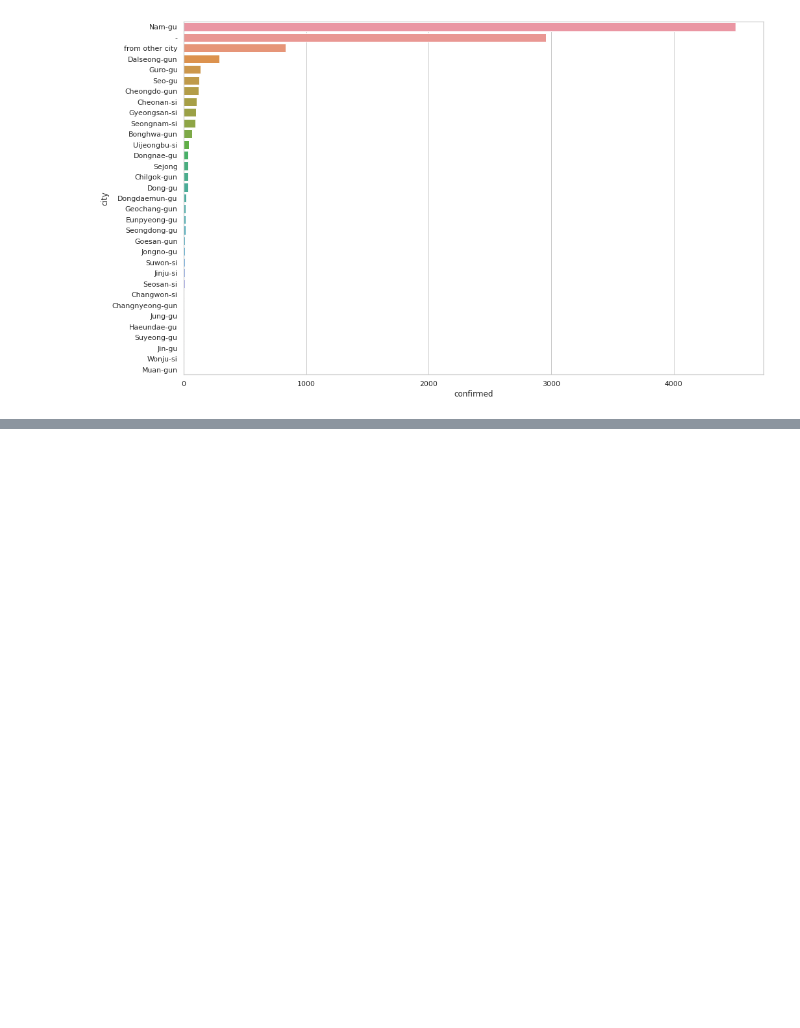
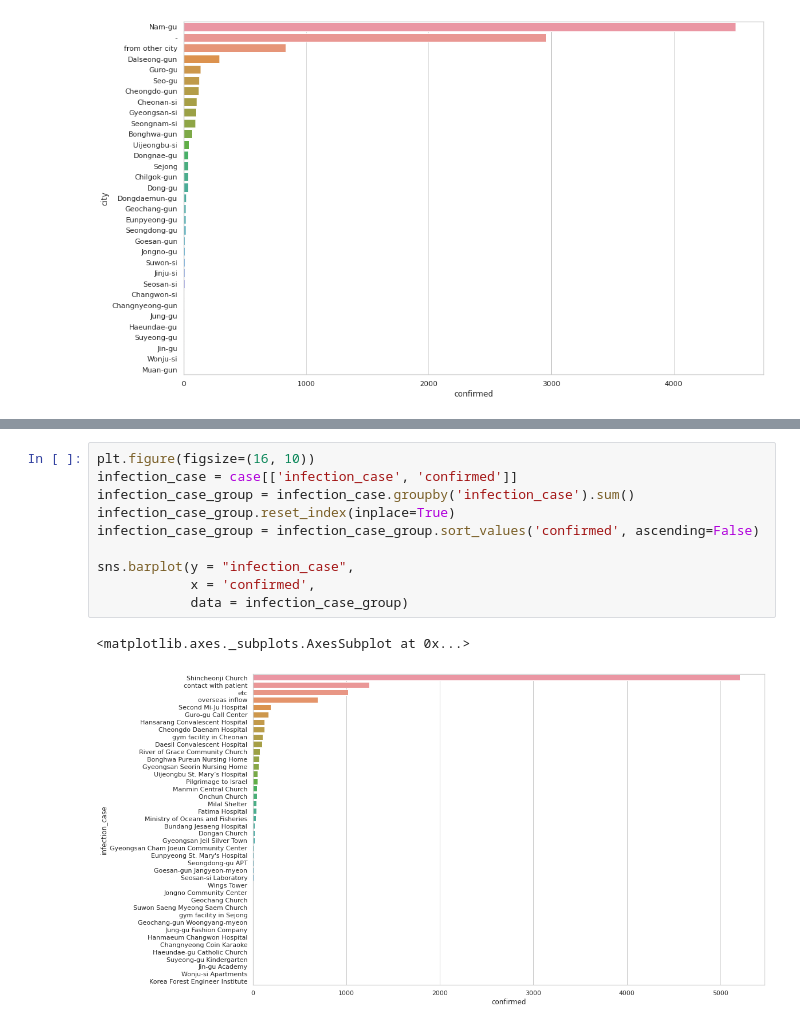
Before and after one commit to chitinglow/Covid19, a Jupyter notebook: COVID19_Exploratory_Analysis.ipynb, the cells around one changed output, grey strips where cells are left out. Saved outputs shown, nothing was run; the diff lists cells and outputs as text; blank space fills up the shorter version.

```diff
--- a/COVID19_Exploratory_Analysis.ipynb
+++ b/COVID19_Exploratory_Analysis.ipynb
@@ -706,0 +710,13 @@ See the caveats in the documentation: https://pandas.pydata.org/pandas-docs/stab
+# %%
+plt.figure(figsize=(16, 10))
+infection_case = case[['infection_case', 'confirmed']]
+infection_case_group = infection_case.groupby('infection_case').sum()
+infection_case_group.reset_index(inplace=True)
+infection_case_group = infection_case_group.sort_values('confirmed', ascending=False)
+
+sns.barplot(y = "infection_case",
+            x = 'confirmed',
+            data = infection_case_group)
+# %% [output]
+<matplotlib.axes._subplots.AxesSubplot at 0x...>
+[figure, added]
```
Also changed, not shown: parts of 4 cells of this notebook.
